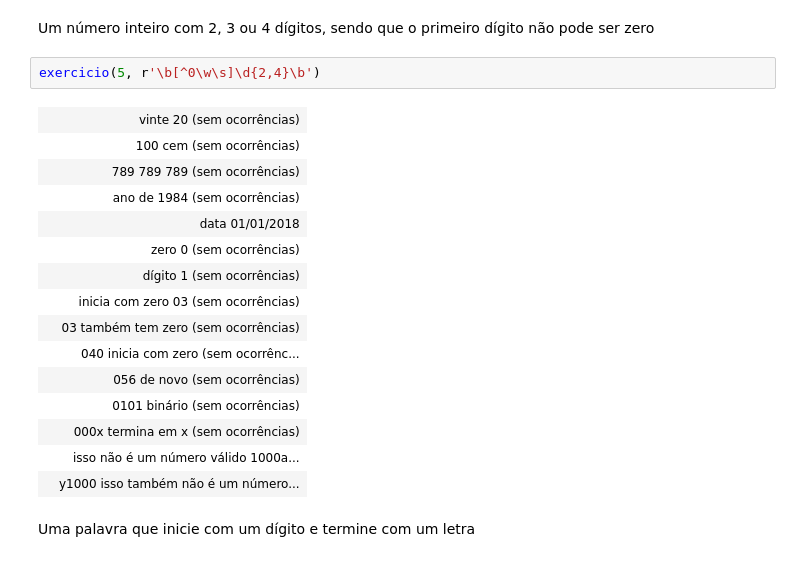
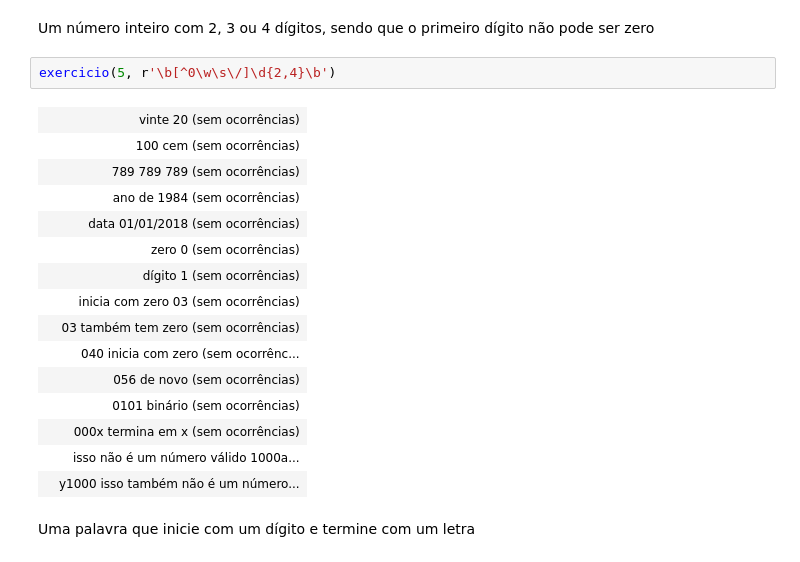
Before and after one commit to k3lvin-os/qads_execicio_obter_e_preparar_dados, a Jupyter notebook: QADS_Obtendo_e_Preparando_de_Dados_exercícios.ipynb, the cells around one changed output. Saved outputs shown, nothing was run; the diff lists cells and outputs as text.

```diff
--- a/QADS_Obtendo_e_Preparando_de_Dados_exercícios.ipynb
+++ b/QADS_Obtendo_e_Preparando_de_Dados_exercícios.ipynb
@@ -114,13 +114,13 @@ exercicio(4, r'\d{3}')
 # %% [markdown]
 Um número inteiro com 2, 3 ou 4 dígitos, sendo que o primeiro dígito não pode ser zero
 # %%
-exercicio(5, r'\b[^0\w\s]\d{2,4}\b')
+exercicio(5, r'\b[^0\w\s\/]\d{2,4}\b')
 # %% [output]
 |  | vinte 20 (sem ocorrências) |
 |  | 100 cem (sem ocorrências) |
 |  | 789 789 789 (sem ocorrências) |
 |  | ano de 1984 (sem ocorrências) |
-|  | data 01/01/2018 |
+|  | data 01/01/2018 (sem ocorrências) |
 |  | zero 0 (sem ocorrências) |
 |  | dígito 1 (sem ocorrências) |
 |  | inicia com zero 03 (sem ocorrências) |
```
Also changed, not shown: parts of 11 cells of this notebook.
